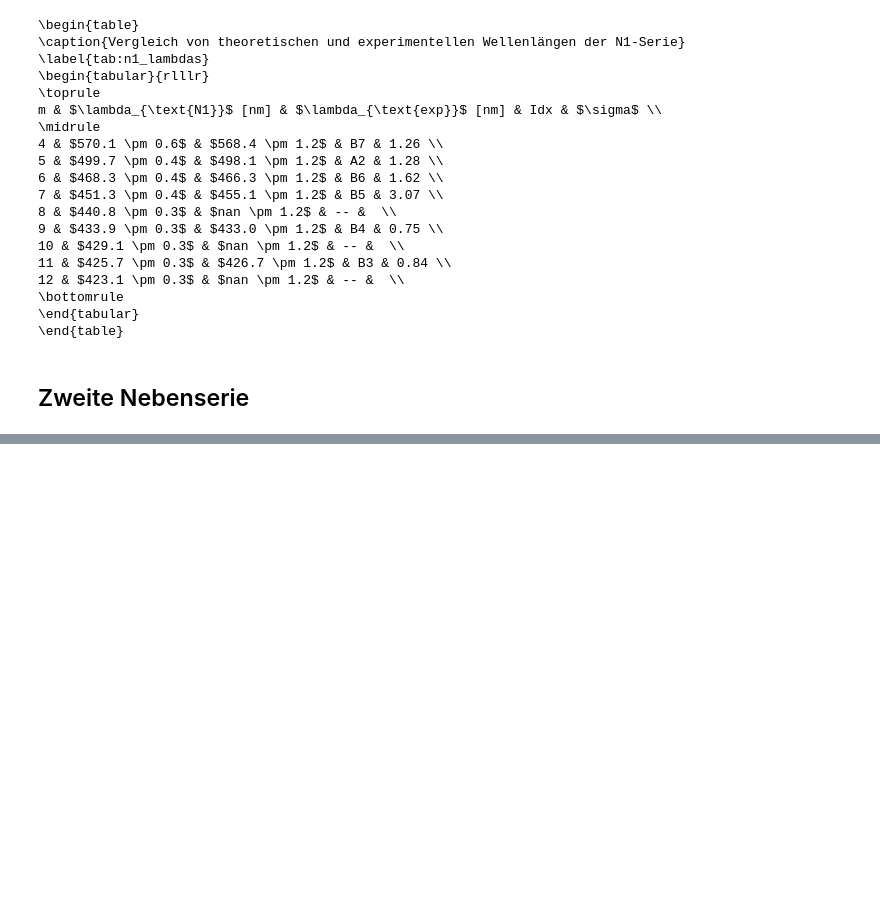
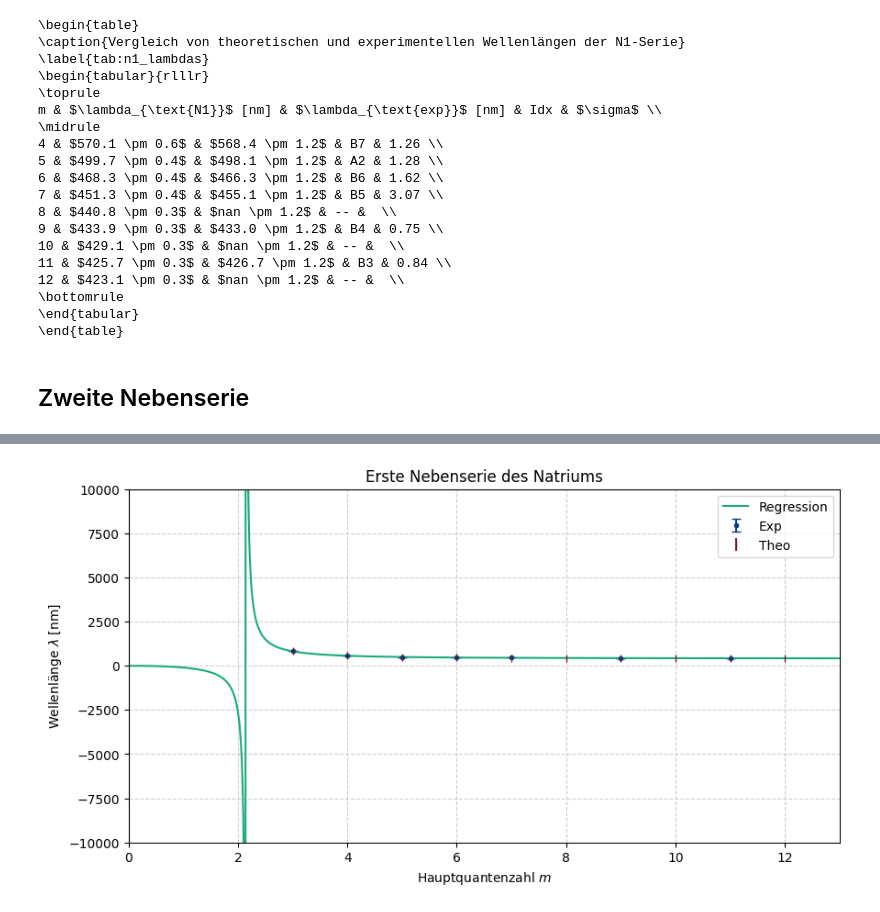
Before and after one commit to FinnZeumer/PAP-2, a Jupyter notebook: Versuche/234/Python/V234.ipynb, the cells around one changed output, grey strips where cells are left out. Cells and saved outputs as stored; diff of their text form; code cells hidden in the pictures; blank space fills up the shorter version.

```diff
--- a/Versuche/234/Python/V234.ipynb
+++ b/Versuche/234/Python/V234.ipynb
@@ -2299,0 +2518,20 @@ m & $\lambda_{\text{N1}}$ [nm] & $\lambda_{\text{exp}}$ [nm] & Idx & $\sigma$ \\
+# %%
+# Definition der Linearen Regression
+def fit_func(m, E_Ry, E_3p, delta_d):
+    return hc_val/(E_Ry/(m - delta_d)**2 - E_3p)
+vals = [E_ry, E_drei_P_val, HS_korr_err]
+
+m_steps = np.arange(3,13)
+
+# m = 3 hinzufügen
+exp_lambda_N1_full = np.append(819.2, exp_lambda_N1)
+
+# Leere Werte Entfernen
+exp_lambda_N1_noNaN = exp_lambda_N1_full[~np.isnan(exp_lambda_N1_full)]
+m_steps_korr = m_steps[~np.isnan(exp_lambda_N1_full)]
+
+popt, pcov = curve_fit(fit_func, m_steps_korr, exp_lambda_N1_noNaN, sigma=1 ,p0=vals)
+
+print(f"E_Ry = {popt[0]:.1f} \\pm {np.sqrt(pcov[0][0]):.1g}")
+print(f"E_3p = {popt[1]:.3f} \\pm {np.sqrt(pcov[1][1]):.2g}")
+print(f"delta_d = {popt[2]:.2f} \\pm {np.sqrt(pcov[2][2]):.1g}")
@@ -2299,0 +2542,71 @@ m & $\lambda_{\text{N1}}$ [nm] & $\lambda_{\text{exp}}$ [nm] & Idx & $\sigma$ \\
+# %%
+aufgabe = '4z'
+safe_folder ='../img/A4/'
+
+# Parameter + Fehler
+E_Ry_fit, E_3p_fit, delta_d_fit = popt
+E_Ry_err = np.sqrt(pcov[0][0])
+E_3p_err = np.sqrt(pcov[1][1])
+delta_d_err = np.sqrt(pcov[2][2])
+
+theo_lambda_N1_Full = np.append(819, theo_lambda_N1)
+
+# Text für Plot
+fit_text = (
+    f"$E_{{Ry}} = {E_Ry_fit:.1f} \\pm {E_Ry_err:.1g}$\n"
+    f"$E_{{3p}} = {E_3p_fit:.3f} \\pm {E_3p_err:.2g}$\n"
+    f"$\\delta_d = {delta_d_fit:.2f} \\pm {delta_d_err:.1g}$"
+)
+
+# Glatte Fit-Kurve
+m_fine = np.linspace(0, 13, 1000)
+fit_curve = fit_func(m_fine, *popt)
+
+plt.figure(figsize=(10,5))
+
+# --- Plot ---
+plt.errorbar(
+    m_steps_korr,
+    exp_lambda_N1_noNaN,
+    1.2,
+    None,
+    capsize=3.5,
+    label="Exp",
+    color=blau,
+    linestyle='',
+    fmt='.'
+    )
+
+plt.plot(
+    m_fine,
+    fit_curve,
+    label="Regression",
+    color=hellgruen
+    )
+
+theo_N1_err_full = np.append(0, theo_N1_err)
+
+plt.errorbar(
+    m_steps,
+    theo_lambda_N1_Full,
+    theo_N1_err_full,
+    None,
+    label="Theo",
+    color=weinrot,
+    linestyle='',
+    fmt='|'
+    )
+
+plt.xlim(0, 13)
+plt.ylim(-10000, 10000)
+plt.xlabel("Hauptquantenzahl $m$")
+plt.ylabel("Wellenlänge $\\lambda$ [nm]")
+plt.title("Erste Nebenserie des Natriums")
+plt.legend()
+# plt.text(10.2,750, fit_text, verticalalignment='top', bbox=dict(facecolor='white', alpha=0.8))
+plt.grid(True, linestyle="--", alpha=0.6)
+# plt.tight_layout()
+plt.savefig(f'{safe_folder}N1_{aufgabe}.pdf', dpi = 300)
+plt.show()
+# %% [output]
+[figure, added]
```
Also changed, not shown: parts of 26 cells of this notebook, 22 other files.
